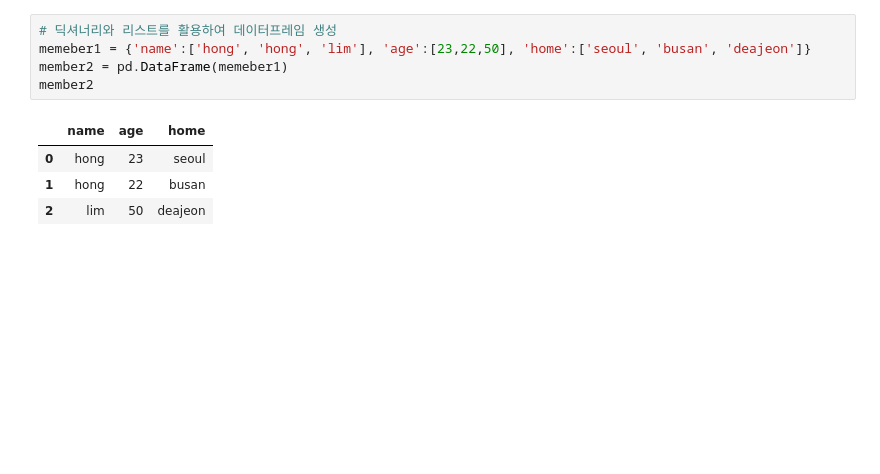
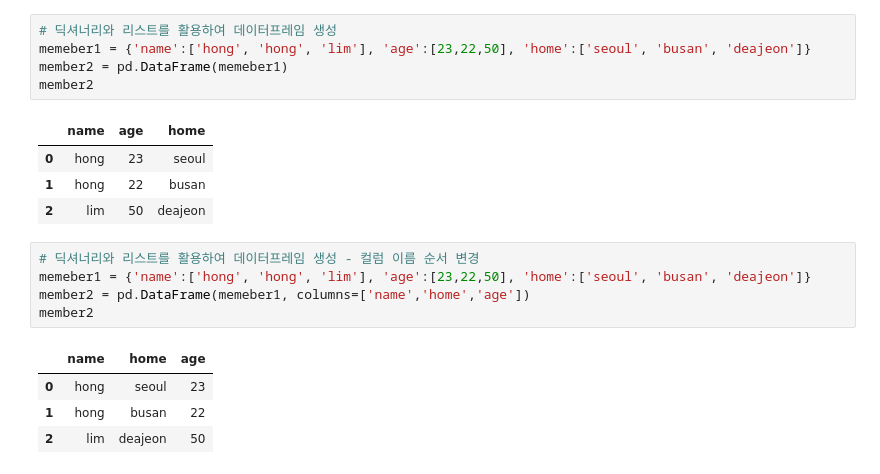
Before and after one commit to kingssik/Lecture_py_202208, a Jupyter notebook: visualization_practice.ipynb, the cells around one changed output. Saved outputs shown, nothing was run; the diff lists cells and outputs as text; blank space fills up the shorter version.

```diff
--- a/visualization_practice.ipynb
+++ b/visualization_practice.ipynb
@@ -237,3 +237,13 @@ member2
 | 0 | hong | 23 | seoul |
 | 1 | hong | 22 | busan |
 | 2 | lim | 50 | deajeon |
+# %%
+# 딕셔너리와 리스트를 활용하여 데이터프레임 생성 - 컬럼 이름 순서 변경
+memeber1 = {'name':['hong', 'hong', 'lim'], 'age':[23,22,50], 'home':['seoul', 'busan', 'deajeon']}
+member2 = pd.DataFrame(memeber1, columns=['name','home','age'])
+member2
+# %% [output]
+|  | name | home | age |
+| 0 | hong | seoul | 23 |
+| 1 | hong | busan | 22 |
+| 2 | lim | deajeon | 50 |
```
Also changed, not shown: parts of 6 cells of this notebook, 1 other file.
